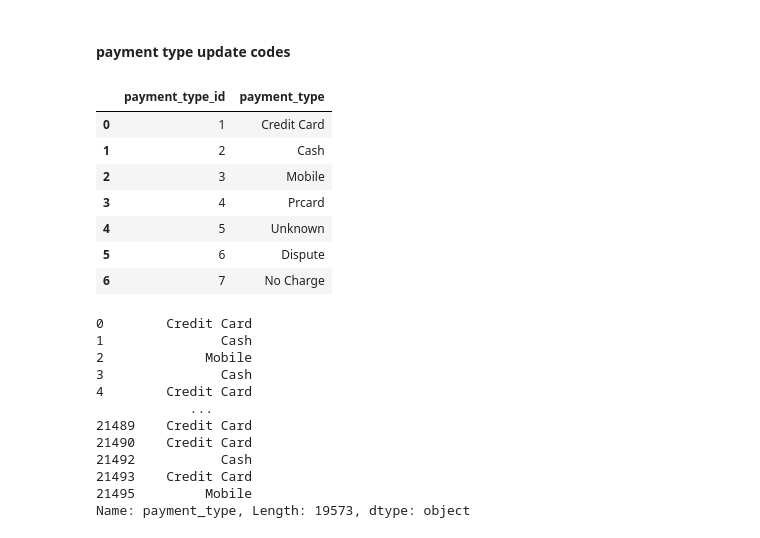
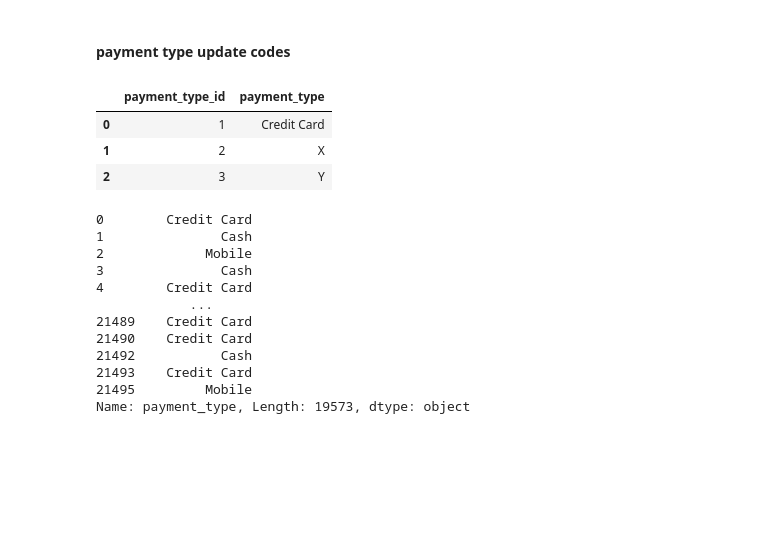
Before and after one commit to zselyigy/cubix_data_engineer_aws, a Jupyter notebook: src/scripts/07_json_transform_load.ipynb, the cells around one changed output. Saved outputs shown, nothing was run; the diff lists cells and outputs as text; code cells hidden in the pictures; blank space fills up the shorter version.

```diff
--- a/src/scripts/07_json_transform_load.ipynb
+++ b/src/scripts/07_json_transform_load.ipynb
@@ -235,29 +217,26 @@ updated_company_master
 # %%
 payment_type_master = taxi_trips['payment_type'].drop_duplicates().reset_index(drop=True)
 
 
 payment_type_master = pd.DataFrame(
     {
         'payment_type_id': range(1, len(payment_type_master)+1),    # the id's usually starts from 1 despite indeces starting from 0
         'payment_type': payment_type_master
     }
 )
 
 
 taxi_trips_payment_type_only = pd.DataFrame({
     'payment_type_id': range(1,4),
     'payment_type':     ['Credit Card', 'X', 'Y']
 })
 payment_type_master
+taxi_trips_payment_type_only
 # %% [output]
 |  | payment_type_id | payment_type |
 | 0 | 1 | Credit Card |
-| 1 | 2 | Cash |
-| 2 | 3 | Mobile |
-| 3 | 4 | Prcard |
-| 4 | 5 | Unknown |
-| 5 | 6 | Dispute |
-| 6 | 7 | No Charge |
+| 1 | 2 | X |
+| 2 | 3 | Y |
 # %%
 def update_payment_type_master(taxi_trips: pd.DataFrame, payment_type_master: pd.DataFrame) -> pd.DataFrame :
     """ Extend the payment_type master with new payment types if there are any of them.
```
Also changed, not shown: parts of 9 cells of this notebook.
